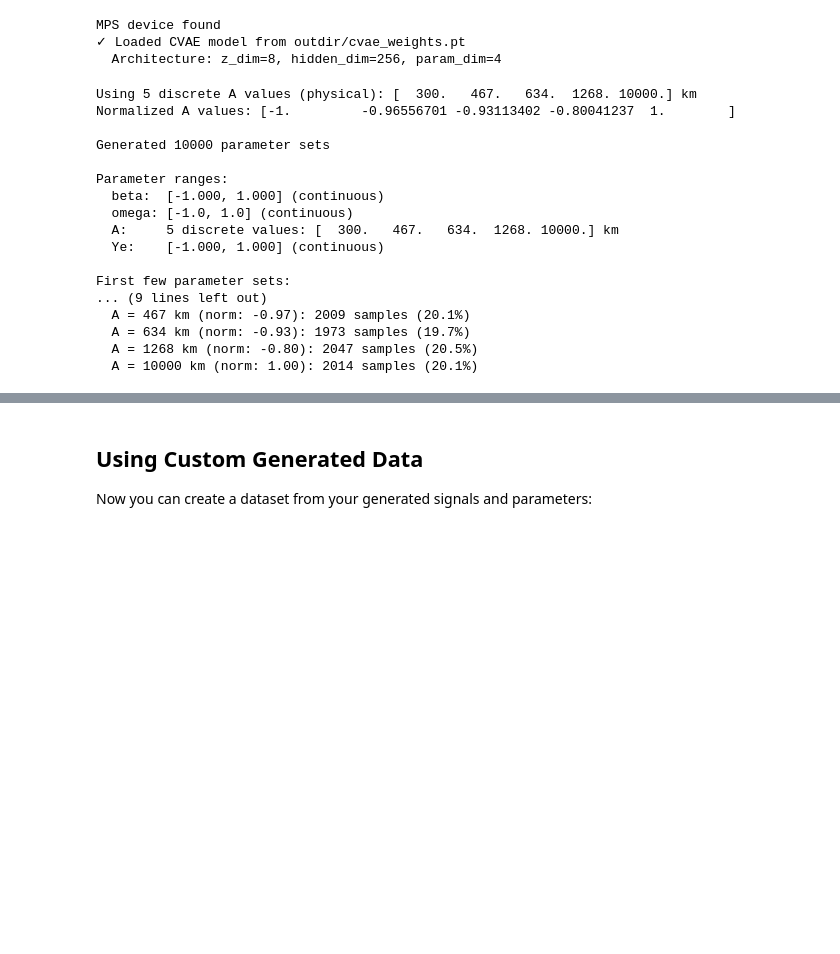
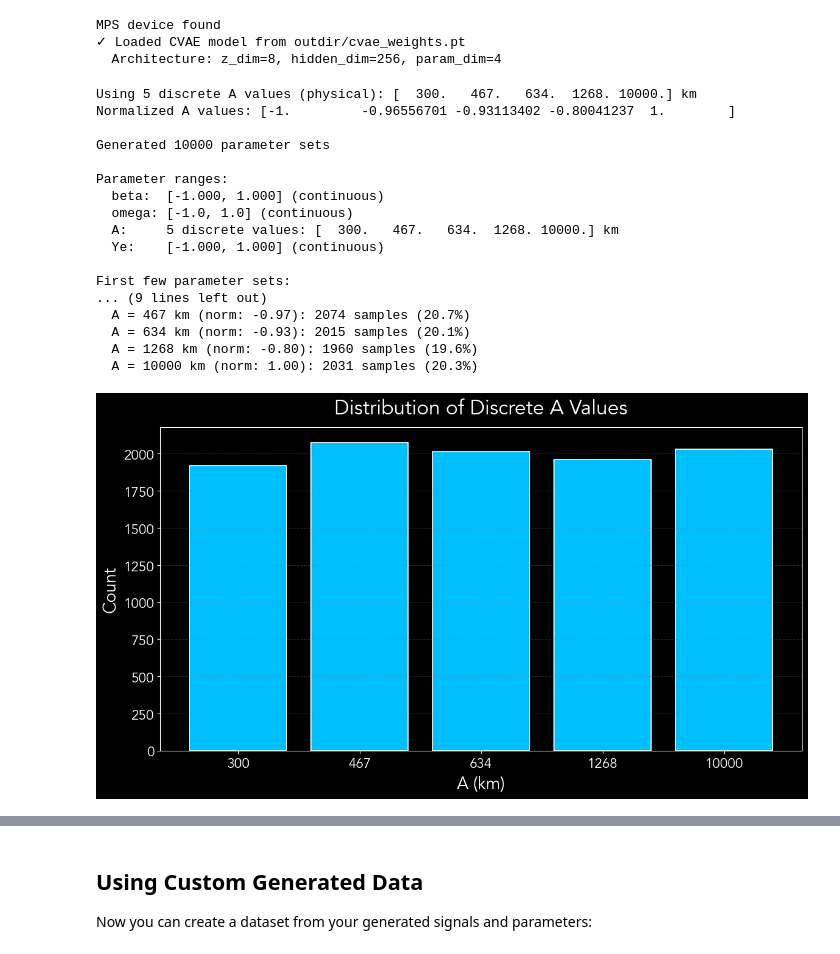
Before and after one commit to starccato/starccato-flow, a Jupyter notebook: simulate_galactic_supernovae.ipynb, the cells around one changed output, grey strips where cells are left out. Saved outputs shown, nothing was run; the diff lists cells and outputs as text; code cells hidden in the pictures; blank space fills up the shorter version.

```diff
--- a/simulate_galactic_supernovae.ipynb
+++ b/simulate_galactic_supernovae.ipynb
@@ -164,13 +37,13 @@ MPS device found
 # Generate signals using uniform prior of parameters
 num_samples = 10000
 
+# Match plot style (dark background + Avenir)
+plt.rcParams['font.family'] = 'Avenir'
+plt.rcParams['font.size'] = 18
+
 # Parameter ranges: [beta, omega, A, Ye]
 min_param_values = np.array([-1, -1, -1, -1])
 max_param_values = np.array([1, 1, 1, 1])
-
-# beta = np.random.uniform(-1, 1, num_samples)
-
-# omega = a * beta + b + noise # need to find a and b from training data
 
 # Generate random parameters uniformly within ranges
 params_unif = np.random.uniform(
@@ -200,42 +73,61 @@ params_unif[:, 2] = np.random.choice(discrete_A_normalized, size=num_samples)
 
 # Create DataFrame
 param_df = pd.DataFrame(
     params_unif,
     columns=["beta1_IC_b", "omega_0(rad|s)", "A(km)", "Ye_c_b"]
 )
 
 print(f"\nGenerated {num_samples} parameter sets")
 print(f"\nParameter ranges:")
 print(f"  beta:  [{min_param_values[0]:.3f}, {max_param_values[0]:.3f}] (continuous)")
 print(f"  omega: [{min_param_values[1]:.1f}, {max_param_values[1]:.1f}] (continuous)")
 print(f"  A:     5 discrete values: {discrete_A_physical} km")
 print(f"  Ye:    [{min_param_values[3]:.3f}, {max_param_values[3]:.3f}] (continuous)")
 print(f"\nFirst few parameter sets:")
 print(param_df.head())
+
+# A distribution summary + styled plot
+unique, counts = np.unique(params_unif[:, 2], return_counts=True)
+a_physical_vals = (unique + 1) / 2 * (A_max - A_min) + A_min
+
 print(f"\nA value distribution (normalized):")
-unique, counts = np.unique(params_unif[:, 2], return_counts=True)
-for val, count in zip(unique, counts):
-    # Convert back to physical for display
-    A_physical = (val + 1) / 2 * (A_max - A_min) + A_min
-    print(f"  A = {A_physical:.0f} km (norm: {val:.2f}): {count} samples ({100*count/num_samples:.1f}%)")
+for val, count, a_phys in zip(unique, counts, a_physical_vals):
+    print(f"  A = {a_phys:.0f} km (norm: {val:.2f}): {count} samples ({100*count/num_samples:.1f}%)")
+
+fig, ax = plt.subplots(figsize=(12, 7), facecolor='black')
+ax.set_facecolor('black')
+ax.bar([f"{a:.0f}" for a in a_physical_vals], counts, color='deepskyblue', edgecolor='white', linewidth=1.2)
+
+ax.set_title('Distribution of Discrete A Values', color='white', fontsize=24, pad=16, fontweight='bold')
+ax.set_xlabel('A (km)', color='white', fontsize=20)
+ax.set_ylabel('Count', color='white', fontsize=20)
+ax.tick_params(colors='white', labelsize=16)
+for spine in ax.spines.values():
+    spine.set_color('white')
+ax.grid(axis='y', color='gray', alpha=0.3, linestyle='--')
+
+plt.tight_layout()
+plt.savefig('plots/discrete_A_distribution.png', dpi=150, bbox_inches='tight', facecolor='black', edgecolor='none')
+plt.show()
 # %% [output]
 Using 5 discrete A values (physical): [  300.   467.   634.  1268. 10000.] km
 Normalized A values: [-1.         -0.96556701 -0.93113402 -0.80041237  1.        ]
 
 Generated 10000 parameter sets
 
 Parameter ranges:
   beta:  [-1.000, 1.000] (continuous)
   omega: [-1.0, 1.0] (continuous)
   A:     5 discrete values: [  300.   467.   634.  1268. 10000.] km
   Ye:    [-1.000, 1.000] (continuous)
 
 First few parameter sets:
 ... (9 lines left out)
-  A = 467 km (norm: -0.97): 2009 samples (20.1%)
-  A = 634 km (norm: -0.93): 1973 samples (19.7%)
-  A = 1268 km (norm: -0.80): 2047 samples (20.5%)
-  A = 10000 km (norm: 1.00): 2014 samples (20.1%)
+  A = 467 km (norm: -0.97): 2074 samples (20.7%)
+  A = 634 km (norm: -0.93): 2015 samples (20.1%)
+  A = 1268 km (norm: -0.80): 1960 samples (19.6%)
+  A = 10000 km (norm: 1.00): 2031 samples (20.3%)
+[figure, added]
 # %%
 # Normalize parameters and generate signals from CVAE
 from starccato_flow.data.ccsn_data import CCSNData
```
Also changed, not shown: parts of 9 cells of this notebook, 16 other files.
